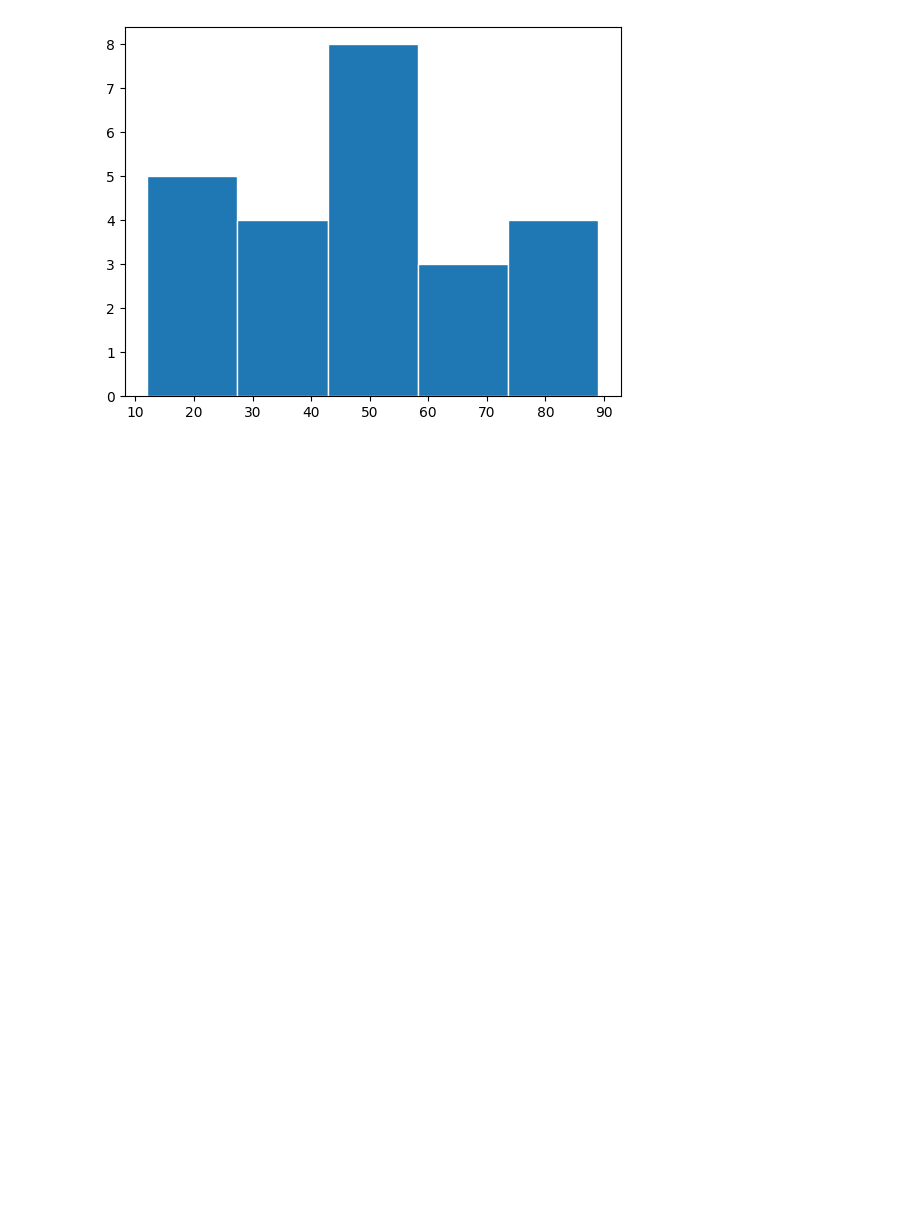
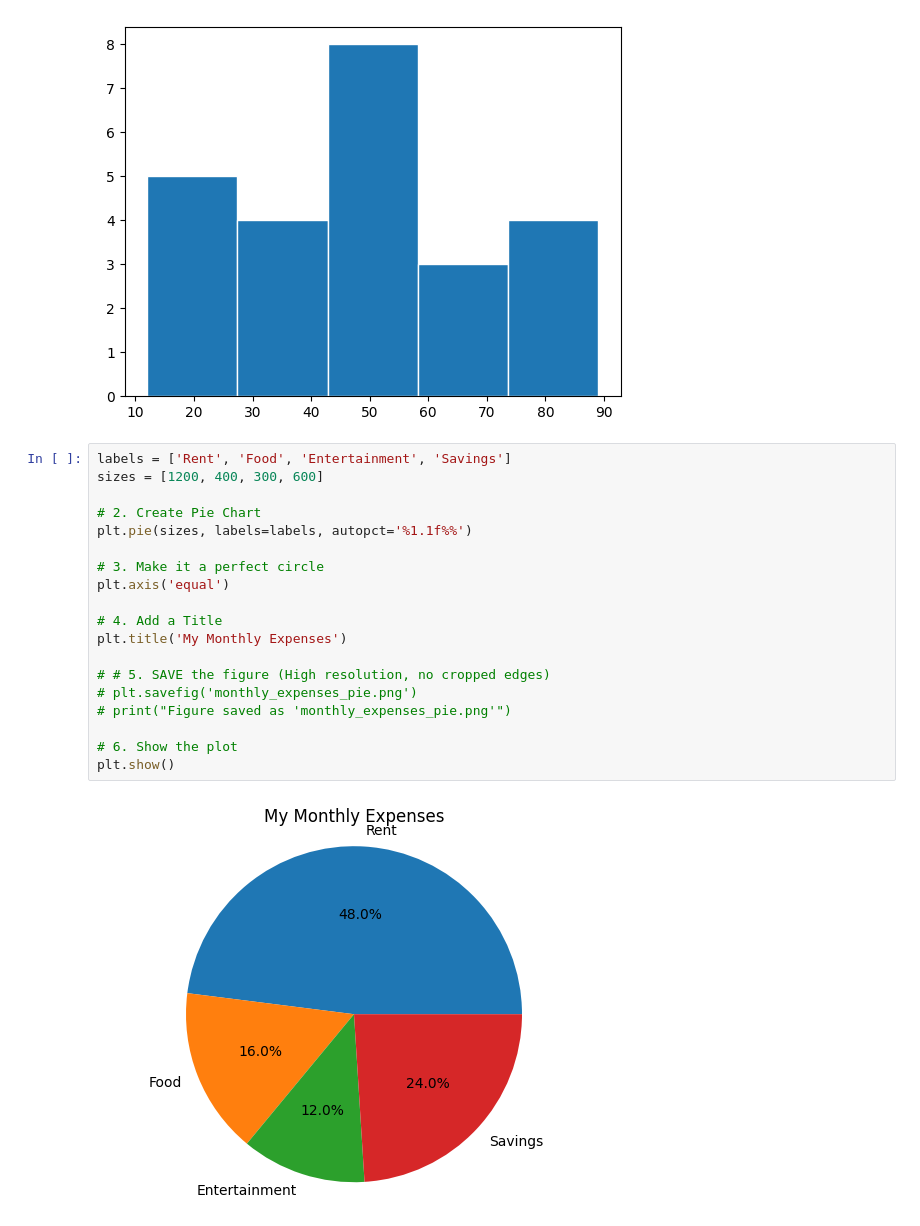
Before and after one commit to ARYANPATEL-BIT/learn-Pandas, a Jupyter notebook: matlotlibi_1.ipynb, the cells around one changed output. Saved outputs shown, nothing was run; the diff lists cells and outputs as text; blank space fills up the shorter version.

Commit message:
pie chart in matplotlib

```diff
--- a/matlotlibi_1.ipynb
+++ b/matlotlibi_1.ipynb
@@ -124,3 +124,24 @@ plt.show
 # %% [output]
 <function matplotlib.pyplot.show(close=None, block=None)>
 [figure]
+# %%
+labels = ['Rent', 'Food', 'Entertainment', 'Savings']
+sizes = [1200, 400, 300, 600]
+
+# 2. Create Pie Chart
+plt.pie(sizes, labels=labels, autopct='%1.1f%%')
+
+# 3. Make it a perfect circle
+plt.axis('equal')
+
+# 4. Add a Title
+plt.title('My Monthly Expenses')
+
+# # 5. SAVE the figure (High resolution, no cropped edges)
+# plt.savefig('monthly_expenses_pie.png')
+# print("Figure saved as 'monthly_expenses_pie.png'")
+
+# 6. Show the plot
+plt.show()
+# %% [output]
+[figure, added]
```
Also changed, not shown: parts of 1 cell of this notebook, 1 other file.
